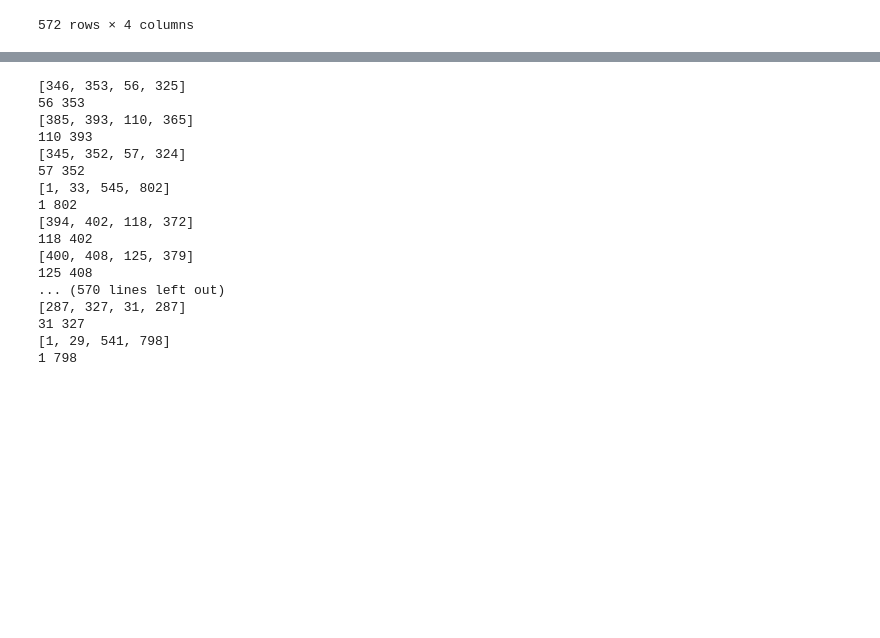
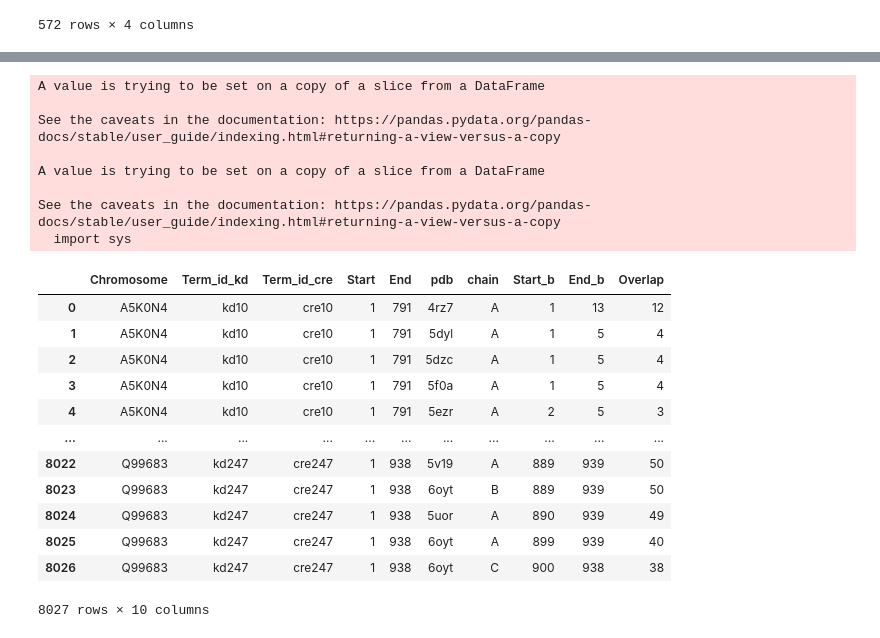
Before and after one commit to alvaro-2/cis-reg, a Jupyter notebook: scripts/orthologs.ipynb, the cells around one changed output, grey strips where cells are left out. Saved outputs shown, nothing was run; the diff lists cells and outputs as text; code cells hidden in the pictures; blank space fills up the shorter version.

```diff
--- a/scripts/orthologs.ipynb
+++ b/scripts/orthologs.ipynb
@@ -552,26 +614,40 @@ regions_h = kd.merge(cre, on= 'uniprot_acc', suffixes= ["_kd", "_cre"])
 # %%
 for i in regions_h.index:
     coords = [regions_h.start_cre[i], regions_h.end_cre[i], regions_h.start_kd[i], regions_h.end_kd[i]]
-    print(coords)
+
     start = min(coords)
     end = max(coords)
-
-    print(start, end)
+    regions_gl['start'][i] = start
+    regions_gl['end'][i] = end
 # %% [output]
-[346, 353, 56, 325]
-56 353
-[385, 393, 110, 365]
-110 393
-[345, 352, 57, 324]
-57 352
-[1, 33, 545, 802]
-1 802
-[394, 402, 118, 372]
-118 402
-[400, 408, 125, 379]
-125 408
-... (570 lines left out)
-[287, 327, 31, 287]
-31 327
-[1, 29, 541, 798]
-1 798
+A value is trying to be set on a copy of a slice from a DataFrame
+
+See the caveats in the documentation: https://pandas.pydata.org/pandas-docs/stable/user_guide/indexing.html#returning-a-view-versus-a-copy
+
+A value is trying to be set on a copy of a slice from a DataFrame
+
+See the caveats in the documentation: https://pandas.pydata.org/pandas-docs/stable/user_guide/indexing.html#returning-a-view-versus-a-copy
+  import sys
+# %%
+regions_gl.rename(columns= {'uniprot_acc': 'Chromosome' }, inplace= True)
+regions_gl.columns = regions_gl.columns.str.capitalize()
+# %%
+regions_gl["length"] = regions_gl.End - regions_gl.Start
+# %%
+regions_gl_pr = pr.PyRanges(regions_gl)
+# %%
+regions_gl_pr.join(pdb_pr, slack= 1, report_overlap= True)
+# %% [output]
+|  | Chromosome | Term_id_kd | Term_id_cre | Start | End | pdb | chain | Start_b | End_b | Overlap |
+| 0 | A5K0N4 | kd10 | cre10 | 1 | 791 | 4rz7 | A | 1 | 13 | 12 |
+| 1 | A5K0N4 | kd10 | cre10 | 1 | 791 | 5dyl | A | 1 | 5 | 4 |
+| 2 | A5K0N4 | kd10 | cre10 | 1 | 791 | 5dzc | A | 1 | 5 | 4 |
+| 3 | A5K0N4 | kd10 | cre10 | 1 | 791 | 5f0a | A | 1 | 5 | 4 |
+| 4 | A5K0N4 | kd10 | cre10 | 1 | 791 | 5ezr | A | 2 | 5 | 3 |
+| ... | ... | ... | ... | ... | ... | ... | ... | ... | ... | ... |
+| 8022 | Q99683 | kd247 | cre247 | 1 | 938 | 5v19 | A | 889 | 939 | 50 |
+| 8023 | Q99683 | kd247 | cre247 | 1 | 938 | 6oyt | B | 889 | 939 | 50 |
+| 8024 | Q99683 | kd247 | cre247 | 1 | 938 | 5uor | A | 890 | 939 | 49 |
+| 8025 | Q99683 | kd247 | cre247 | 1 | 938 | 6oyt | A | 899 | 939 | 40 |
+| 8026 | Q99683 | kd247 | cre247 | 1 | 938 | 6oyt | C | 900 | 938 | 38 |
+8027 rows × 10 columns
```
Also changed, not shown: parts of 20 cells of this notebook.
